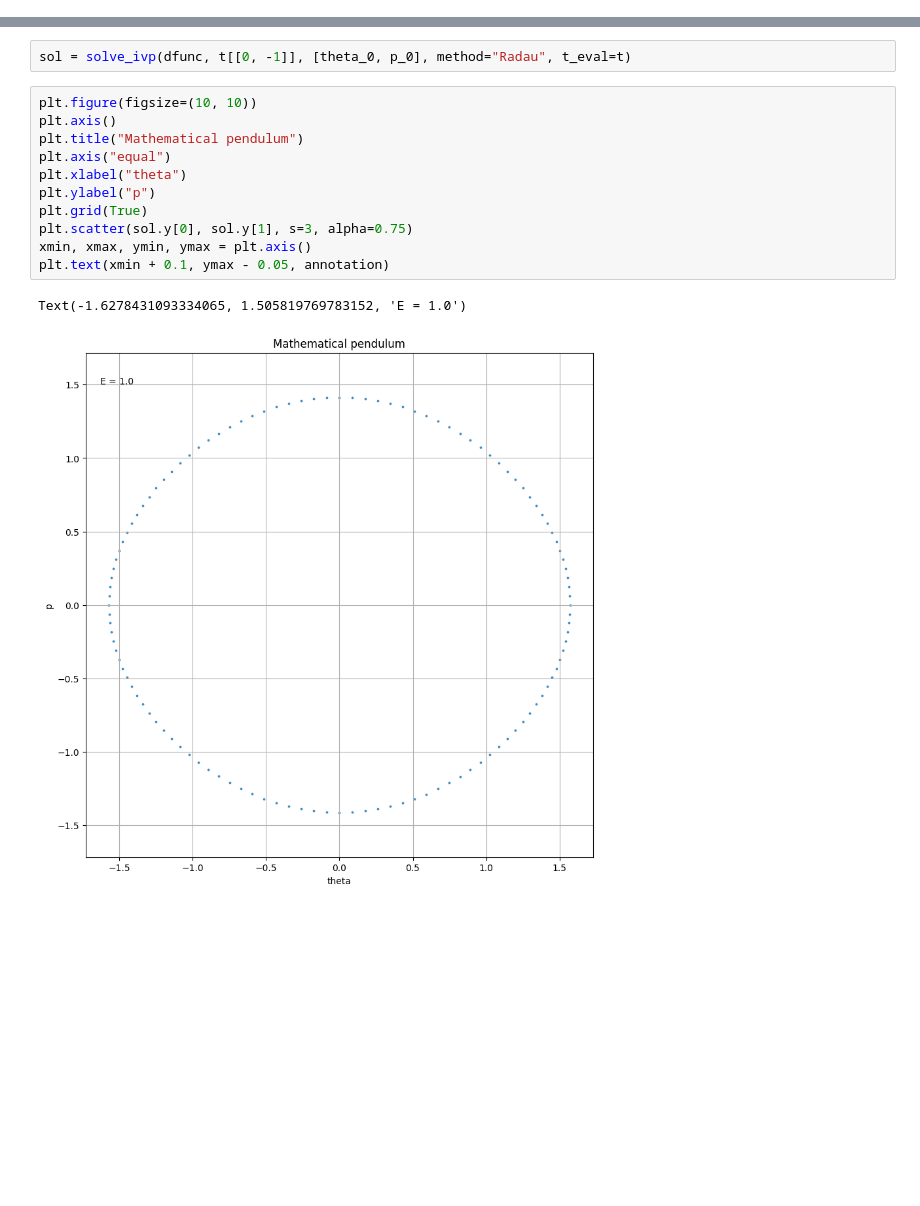
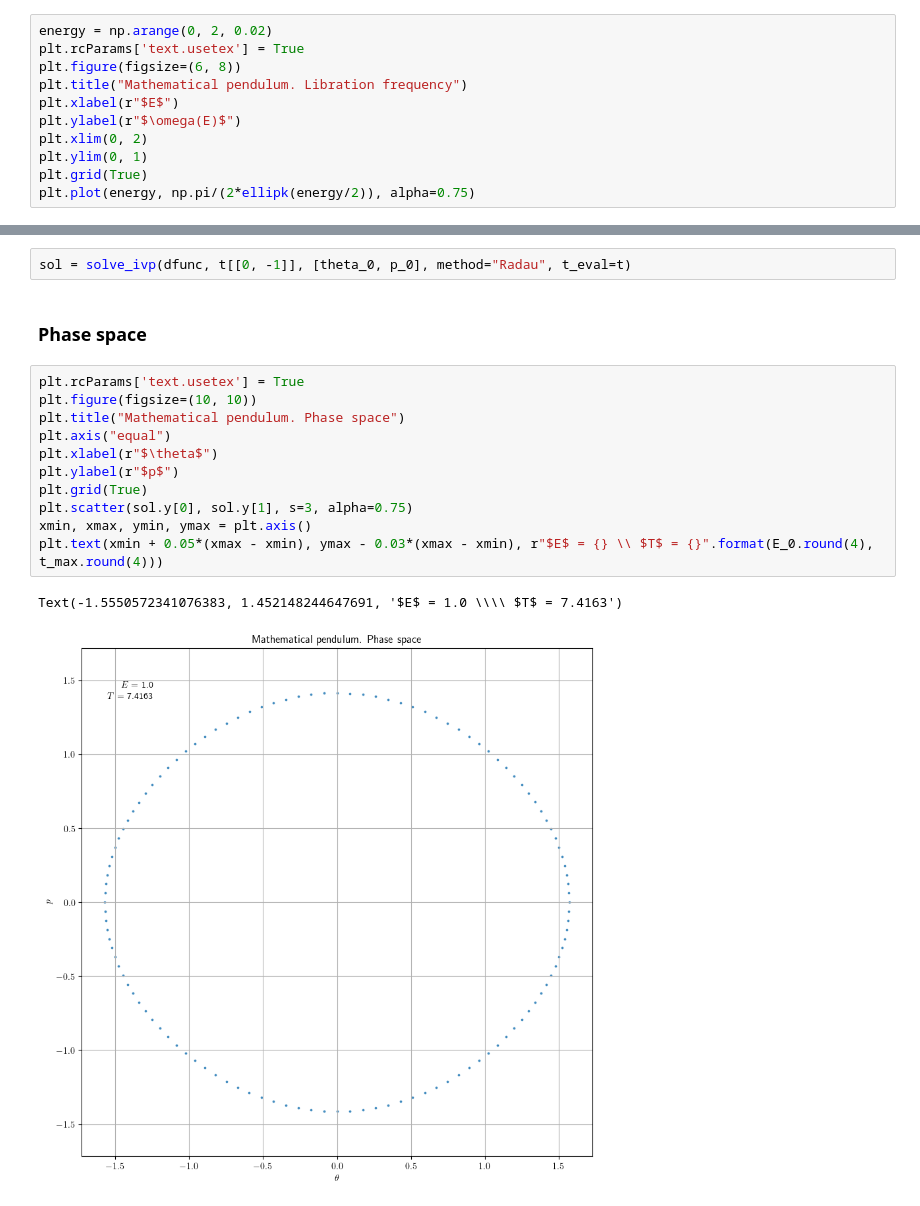
Before and after one commit to PaulZiebert672/Sandbox2, a Jupyter notebook: ode/mathematical_pendulum/jupyter/pendulum.ipynb, the cells around one changed output, grey strips where cells are left out. Cells and saved outputs as stored; diff of their text form; blank space fills up the shorter version.

```diff
--- a/ode/mathematical_pendulum/jupyter/pendulum.ipynb
+++ b/ode/mathematical_pendulum/jupyter/pendulum.ipynb
@@ -46,0 +49,11 @@ t = np.arange(0, t_max, dt)
+# %%
+energy = np.arange(0, 2, 0.02)
+plt.rcParams['text.usetex'] = True
+plt.figure(figsize=(6, 8))
+plt.title("Mathematical pendulum. Libration frequency")
+plt.xlabel(r"$E$")
+plt.ylabel(r"$\omega(E)$")
+plt.xlim(0, 2)
+plt.ylim(0, 1)
+plt.grid(True)
+plt.plot(energy, np.pi/(2*ellipk(energy/2)), alpha=0.75)
@@ -48,17 +64,19 @@ t = np.arange(0, t_max, dt)
 ### Numerical solution
 # %%
 sol = solve_ivp(dfunc, t[[0, -1]], [theta_0, p_0], method="Radau", t_eval=t)
+# %% [markdown]
+### Phase space
 # %%
+plt.rcParams['text.usetex'] = True
 plt.figure(figsize=(10, 10))
-plt.axis()
-plt.title("Mathematical pendulum")
+plt.title("Mathematical pendulum. Phase space")
 plt.axis("equal")
-plt.xlabel("theta")
-plt.ylabel("p")
+plt.xlabel(r"$\theta$")
+plt.ylabel(r"$p$")
 plt.grid(True)
 plt.scatter(sol.y[0], sol.y[1], s=3, alpha=0.75)
 xmin, xmax, ymin, ymax = plt.axis()
-plt.text(xmin + 0.1, ymax - 0.05, annotation)
+plt.text(xmin + 0.05*(xmax - xmin), ymax - 0.03*(xmax - xmin), r"$E$ = {} \\ $T$ = {}".format(E_0.round(4), t_max.round(4)))
 # %% [output]
-Text(-1.6278431093334065, 1.505819769783152, 'E = 1.0')
+Text(-1.5550572341076383, 1.452148244647691, '$E$ = 1.0 \\\\ $T$ = 7.4163')
-[figure, old version]
+[figure, new version]
```
Also changed, not shown: parts of 4 cells of this notebook, 1 other file.
